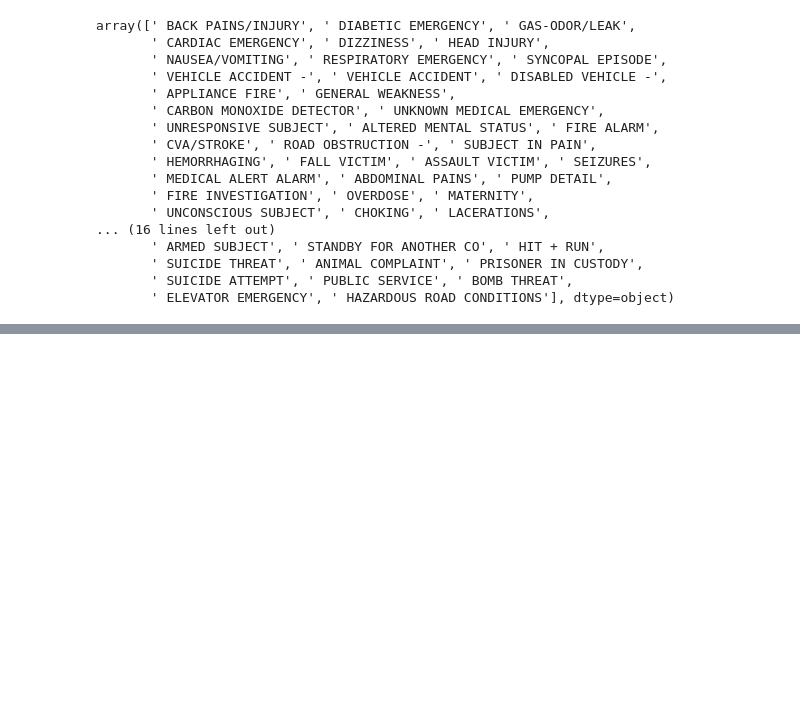
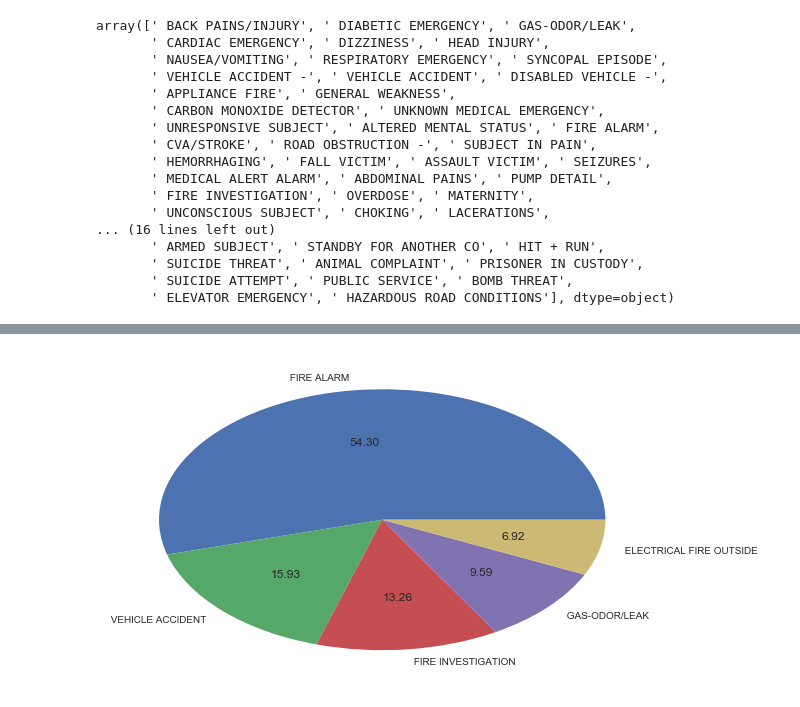
Before and after one commit to mohitbishtt/911_Emergency, a Jupyter notebook: 911_Emergency.ipynb, the cells around one changed output, grey strips where cells are left out. Cells and saved outputs as stored; diff of their text form; code cells hidden in the pictures; blank space fills up the shorter version.

```diff
--- a/911_Emergency.ipynb
+++ b/911_Emergency.ipynb
@@ -385,0 +399,5 @@ plt.savefig("moh3.png")
+# %%
+plt.pie(fire_data,labels=fire_data.index,autopct="%.2f")
+plt.savefig("moh5.png")
+# %% [output]
+[figure, added]
```
Also changed, not shown: parts of 9 cells of this notebook.
